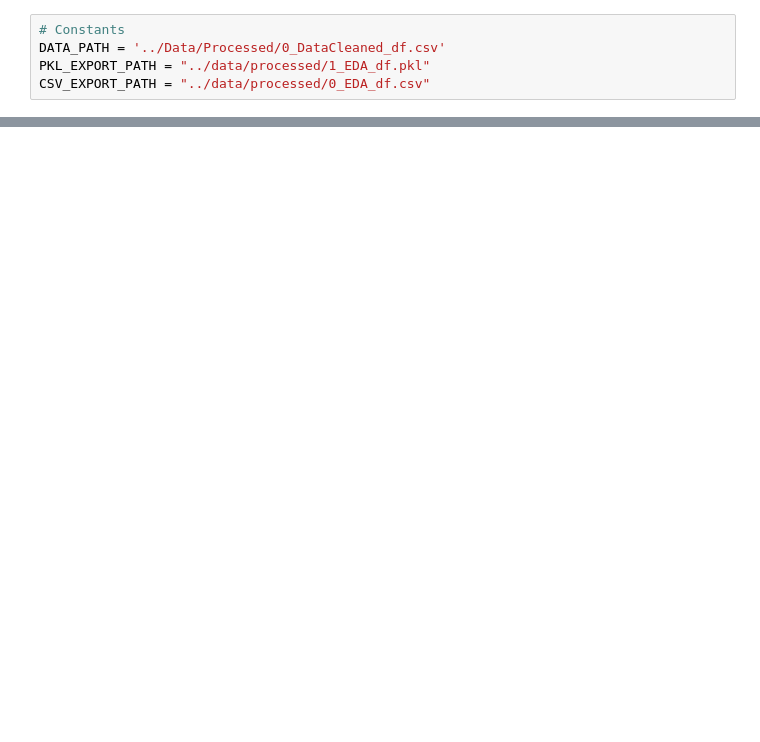
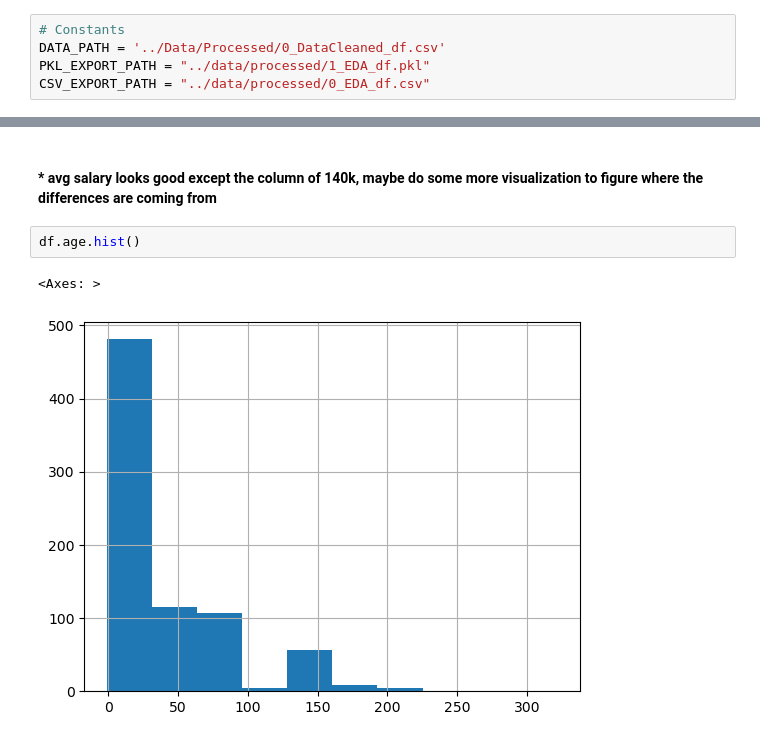
Before and after one commit to AlyAEE/Data-Roles-Salary-Prediction-Project, a Jupyter notebook: Notebooks/03.ExploratoryDataAnalysis.ipynb, the cells around one changed output, grey strips where cells are left out. Saved outputs shown, nothing was run; the diff lists cells and outputs as text; blank space fills up the shorter version.

```diff
--- a/Notebooks/03.ExploratoryDataAnalysis.ipynb
+++ b/Notebooks/03.ExploratoryDataAnalysis.ipynb
@@ -21,0 +68,7 @@ EDA_df.head()
+# %% [markdown]
+#### * avg salary looks good except the column of 140k, maybe do some more visualization to figure where the differences are coming from
+# %%
+df.age.hist()
+# %% [output]
+<Axes: >
+[figure, added]
```
Also changed, not shown: parts of 36 cells of this notebook, 1 other file.
